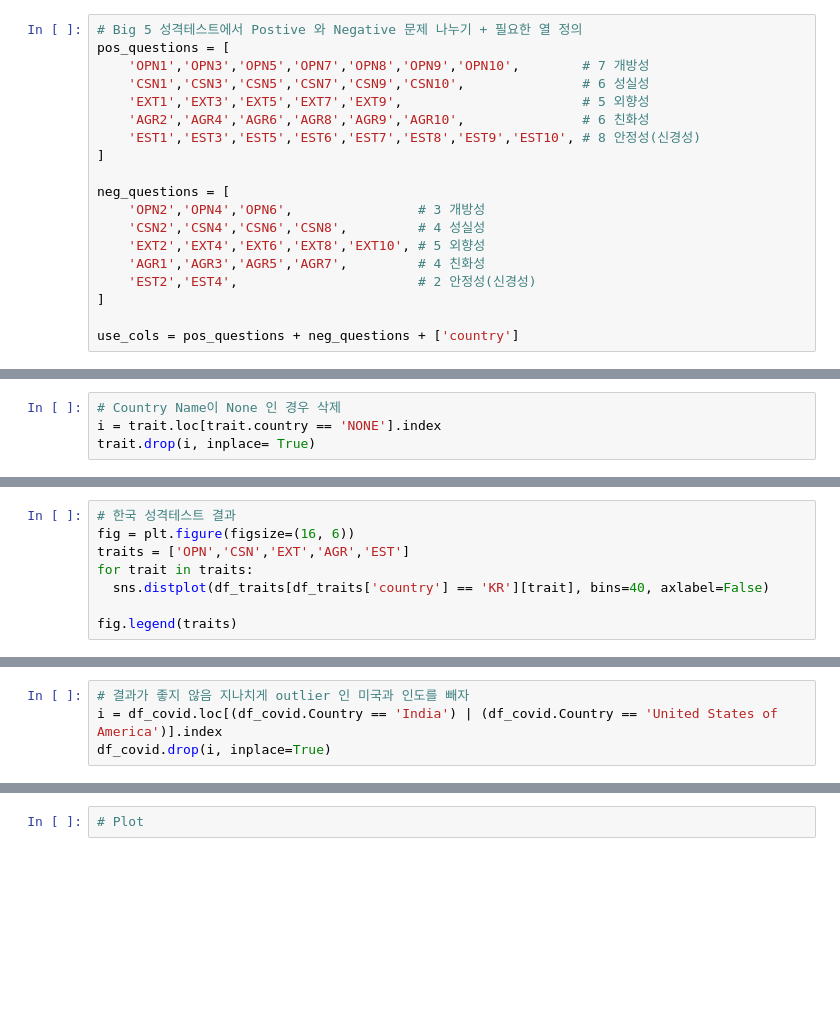
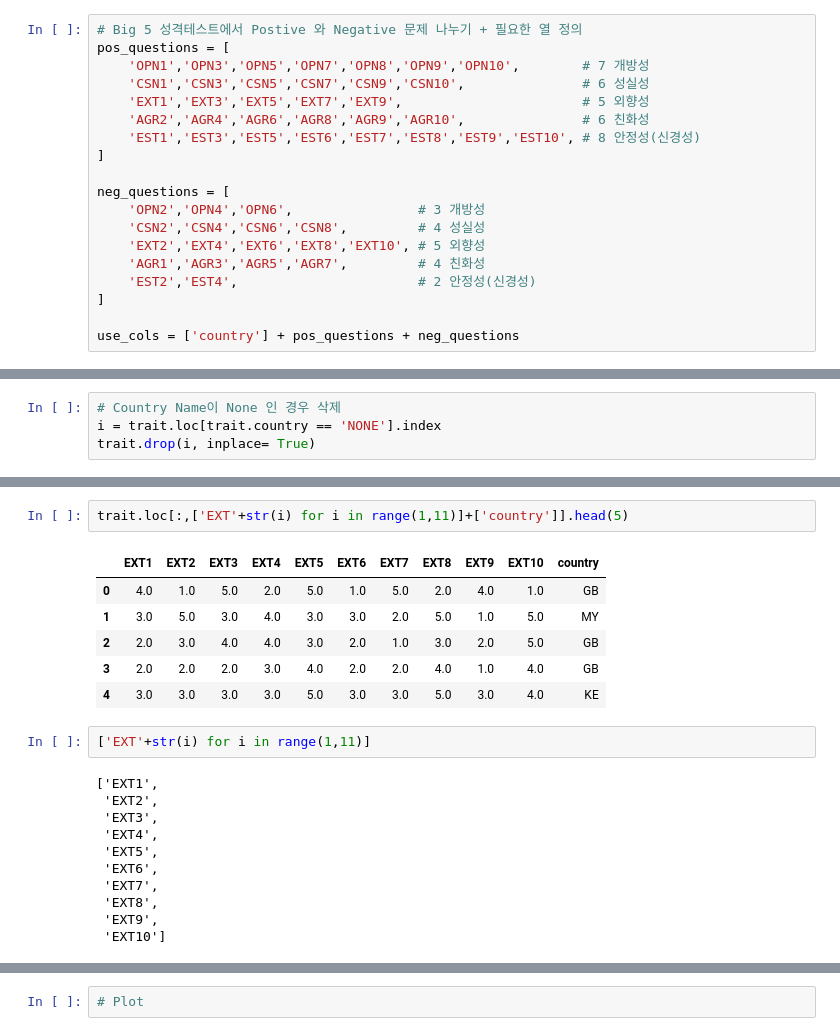
Before and after one commit to jingwoo4710/2020_project, a Jupyter notebook: Week1_project.ipynb, the cells around one changed output, grey strips where cells are left out. Drawn from its saved outputs; the diff is of its cells as text; blank space fills up the shorter version.

```diff
--- a/Week1_project.ipynb
+++ b/Week1_project.ipynb
@@ -85,7 +78,7 @@ neg_questions = [
     'EST2','EST4',                       # 2 안정성(신경성)
 ]
 
-use_cols = pos_questions + neg_questions + ['country']
+use_cols = ['country'] + pos_questions + neg_questions
 # %%
 # Big Five Personality Test Import
 trait = pd.read_csv('data-final.csv', sep = '\t', usecols=use_cols)
@@ -171,8 +91,0 @@ mean_df_no_use.head()
-# %%
-# 한국 성격테스트 결과
-fig = plt.figure(figsize=(16, 6))
-traits = ['OPN','CSN','EXT','AGR','EST']
-for trait in traits:
-  sns.distplot(df_traits[df_traits['country'] == 'KR'][trait], bins=40, axlabel=False)
-
-fig.legend(traits)
@@ -293,4 +91,0 @@ df_covid.loc[df_covid.label == 2]
-# %%
-# 결과가 좋지 않음 지나치게 outlier 인 미국과 인도를 빼자
-i = df_covid.loc[(df_covid.Country == 'India') | (df_covid.Country == 'United States of America')].index
-df_covid.drop(i, inplace=True)
@@ -318,0 +92,22 @@ mean_df_no_use.head()
+# %%
+trait.loc[:,['EXT'+str(i) for i in range(1,11)]+['country']].head(5)
+# %% [output]
+|  | EXT1 | EXT2 | EXT3 | EXT4 | EXT5 | EXT6 | EXT7 | EXT8 | EXT9 | EXT10 | country |
+| 0 | 4.0 | 1.0 | 5.0 | 2.0 | 5.0 | 1.0 | 5.0 | 2.0 | 4.0 | 1.0 | GB |
+| 1 | 3.0 | 5.0 | 3.0 | 4.0 | 3.0 | 3.0 | 2.0 | 5.0 | 1.0 | 5.0 | MY |
+| 2 | 2.0 | 3.0 | 4.0 | 4.0 | 3.0 | 2.0 | 1.0 | 3.0 | 2.0 | 5.0 | GB |
+| 3 | 2.0 | 2.0 | 2.0 | 3.0 | 4.0 | 2.0 | 2.0 | 4.0 | 1.0 | 4.0 | GB |
+| 4 | 3.0 | 3.0 | 3.0 | 3.0 | 5.0 | 3.0 | 3.0 | 5.0 | 3.0 | 4.0 | KE |
+# %%
+['EXT'+str(i) for i in range(1,11)]
+# %% [output]
+['EXT1',
+ 'EXT2',
+ 'EXT3',
+ 'EXT4',
+ 'EXT5',
+ 'EXT6',
+ 'EXT7',
+ 'EXT8',
+ 'EXT9',
+ 'EXT10']
```
Also changed, not shown: parts of 91 cells of this notebook.
